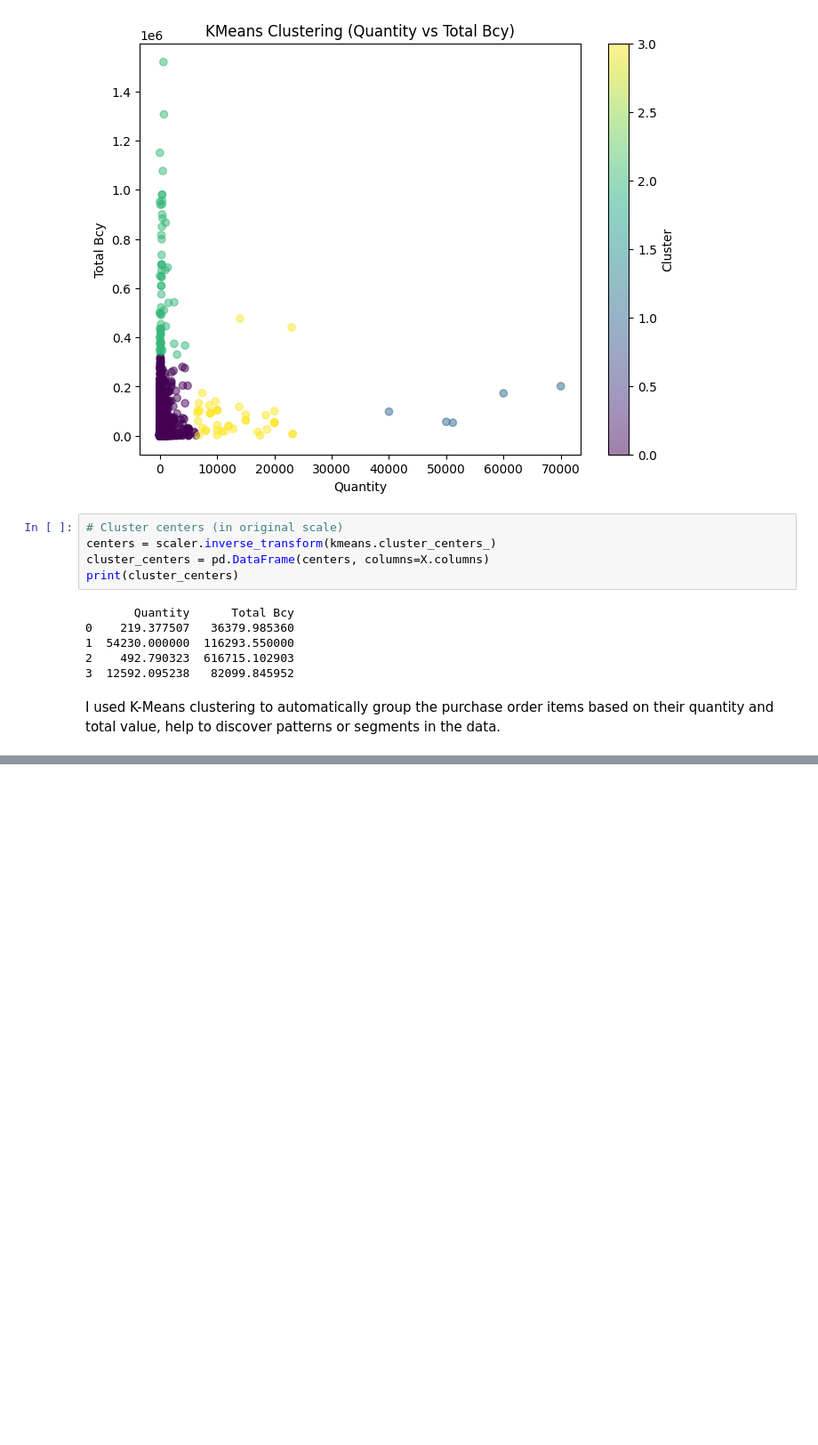
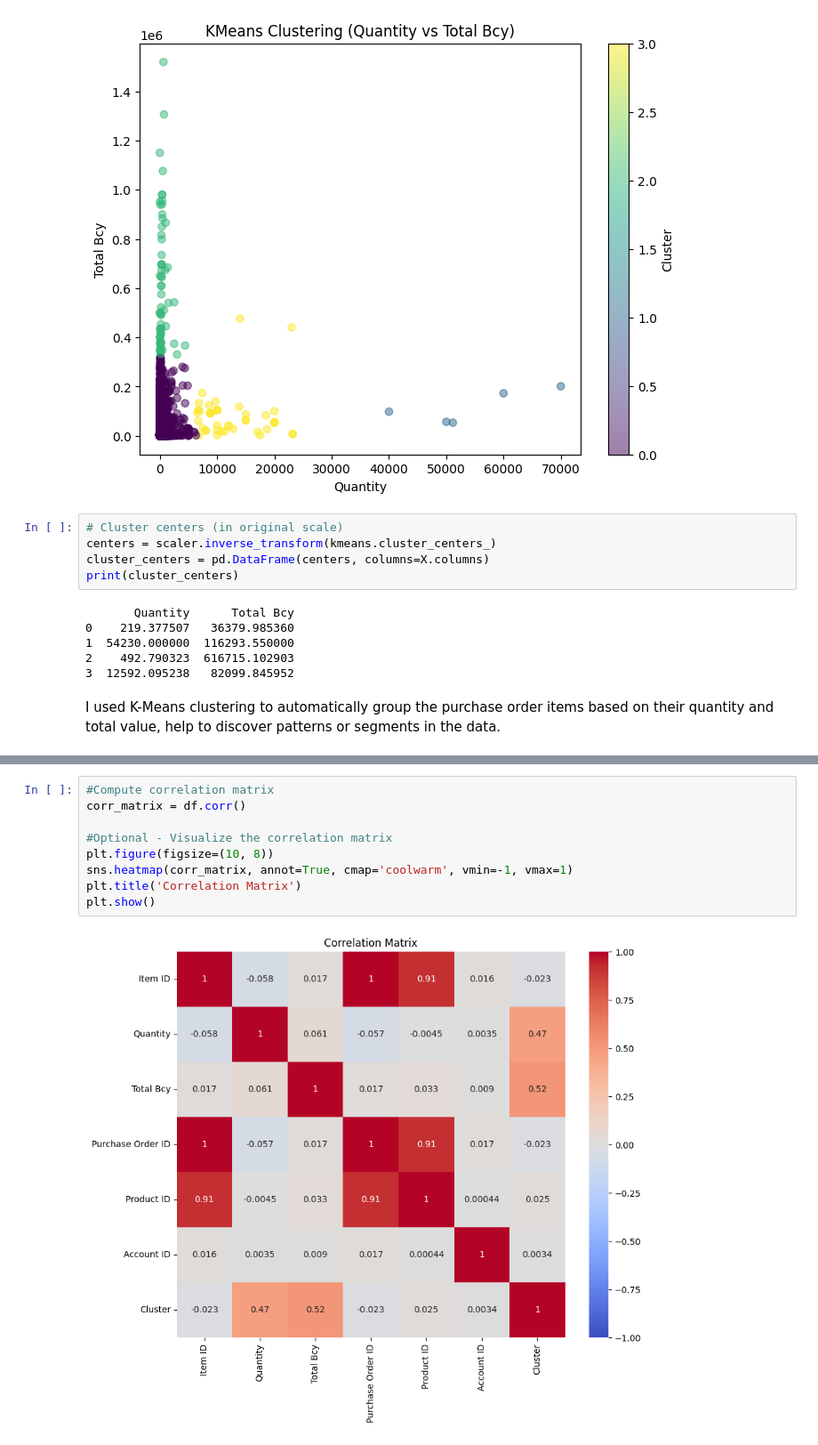
Before and after one commit to Nasser-Alzaid/Aajil, a Jupyter notebook: ML_Model.ipynb, the cells around one changed output, grey strips where cells are left out. Shown at 89% size. Cells and saved outputs as stored; diff of their text form; blank space fills up the shorter version.

```diff
--- a/ML_Model.ipynb
+++ b/ML_Model.ipynb
@@ -338,0 +385,11 @@ df.to_excel('FinalFile.xlsx', index=False)
+# %%
+#Compute correlation matrix
+corr_matrix = df.corr()
+
+#Optional - Visualize the correlation matrix
+plt.figure(figsize=(10, 8))
+sns.heatmap(corr_matrix, annot=True, cmap='coolwarm', vmin=-1, vmax=1)
+plt.title('Correlation Matrix')
+plt.show()
+# %% [output]
+[figure, added]
```
Also changed, not shown: parts of 15 cells of this notebook, 3 other files.
